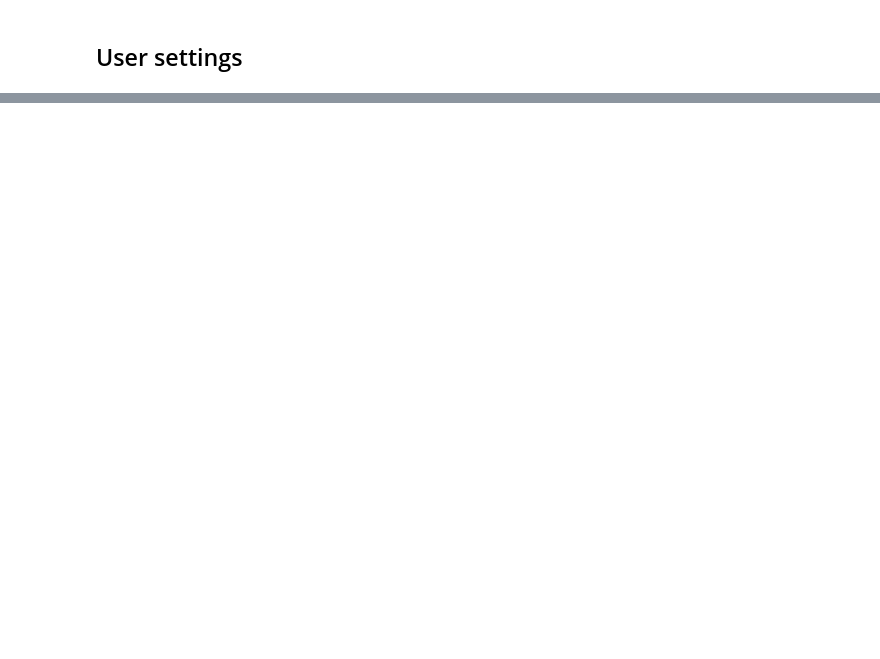
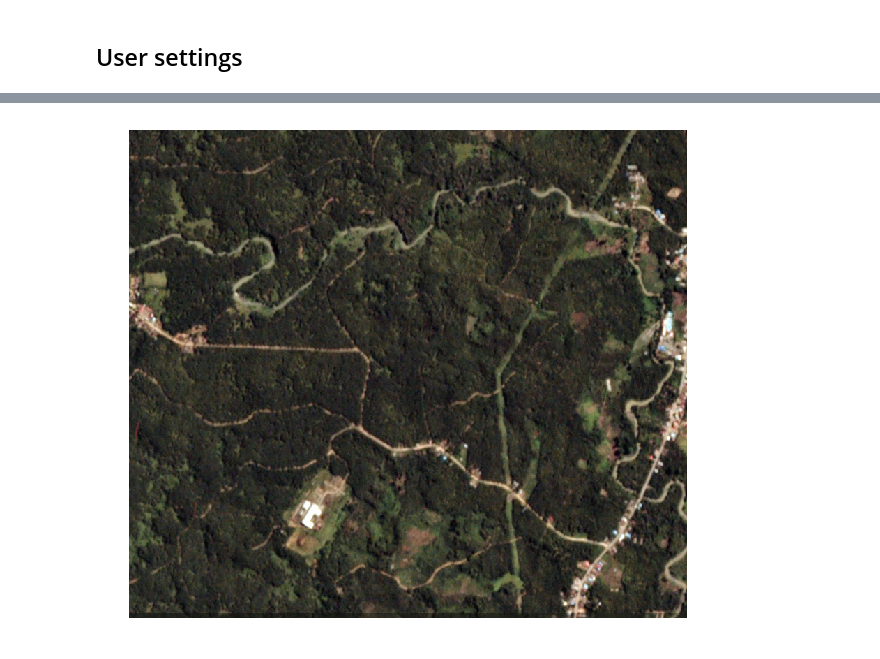
Before and after one commit to BerlinRDT/roaddetection, a Jupyter notebook: notebooks/presentation_figures/plot_analytic_img.ipynb, the cells around one changed output, grey strips where cells are left out. Saved outputs shown, nothing was run; the diff lists cells and outputs as text; code cells hidden in the pictures; blank space fills up the shorter version.

```diff
--- a/notebooks/presentation_figures/plot_analytic_img.ipynb
+++ b/notebooks/presentation_figures/plot_analytic_img.ipynb
@@ -56,4 +65,7 @@ mask_arr = src.read_masks()
 # %%
-# cut down
-img_arr = img_arr[:, r1:r2, c1:c2]
-mask_arr = mask_arr[:, r1:r2, c1:c2]
+# cut down to desired excerpt
+img_arr = img_full[:, r1:r2, c1:c2]
+if mask_full is not None:
+    mask_arr = mask_full[:, r1:r2, c1:c2]
+else:
+    mask_arr = None
@@ -83,8 +108,11 @@ img_rgb = exposure.adjust_gamma(img_rgb,0.99)
 # %%
+# plot rgb image
 figH = plt.figure(figsize=figsize)
 axH = plt.axes()
 plt.imshow(img_rgb)
 axH.axis("off");
-
-plt.savefig(os.path.join(img_out_dir, img_out_fn), orientation='portrait')
+if img_out_format:
+    plt.savefig(os.path.join(img_out_dir, img_out_fn + "." + img_out_format), orientation='portrait')
+# %% [output]
+[figure, added]
 # %%
```
Also changed, not shown: parts of 15 cells of this notebook, 2 other files.
